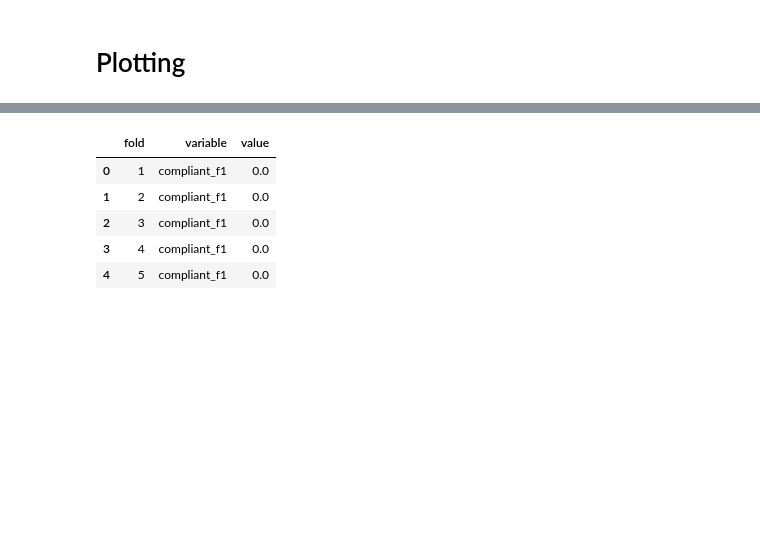
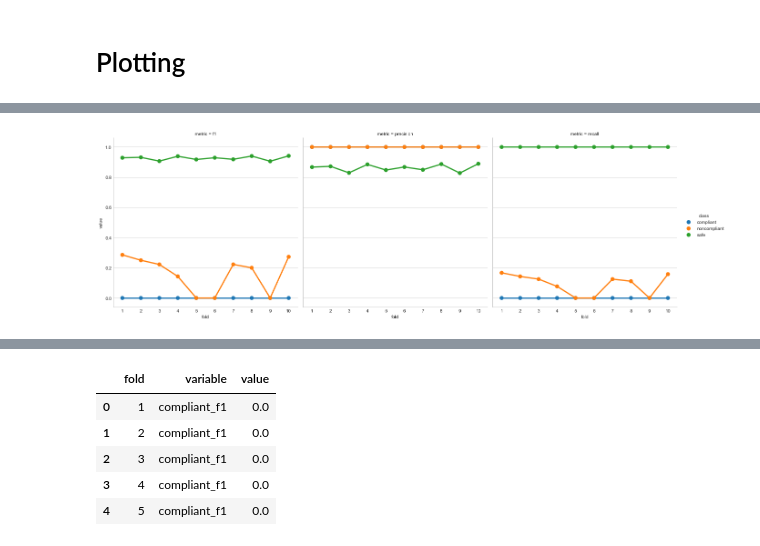
Before and after one commit to GalenWQ/CS321OshaProject, a Jupyter notebook: plotting.ipynb, the cells around one changed output, grey strips where cells are left out. Saved outputs shown, nothing was run; the diff lists cells and outputs as text; code cells hidden in the pictures; blank space fills up the shorter version.

```diff
--- a/plotting.ipynb
+++ b/plotting.ipynb
@@ -24,0 +66,8 @@ def make_plot(cols):
+# %%
+g = sns.factorplot(
+    x="fold", y="value",
+    col='metric', hue='class',
+    data=df, size=6)
+g.savefig('images/dec_tree_metrics.png')
+# %% [output]
+[figure, added]
```
Also changed, not shown: parts of 17 cells of this notebook, 9 other files.
